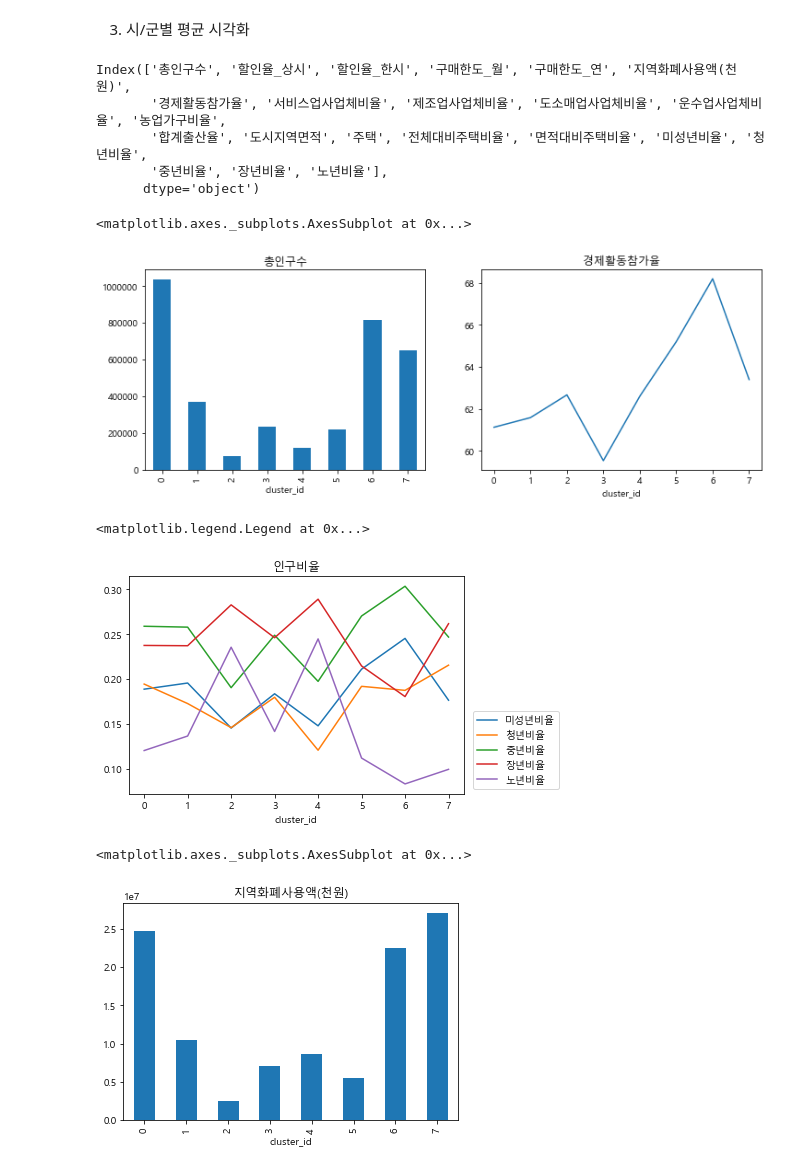
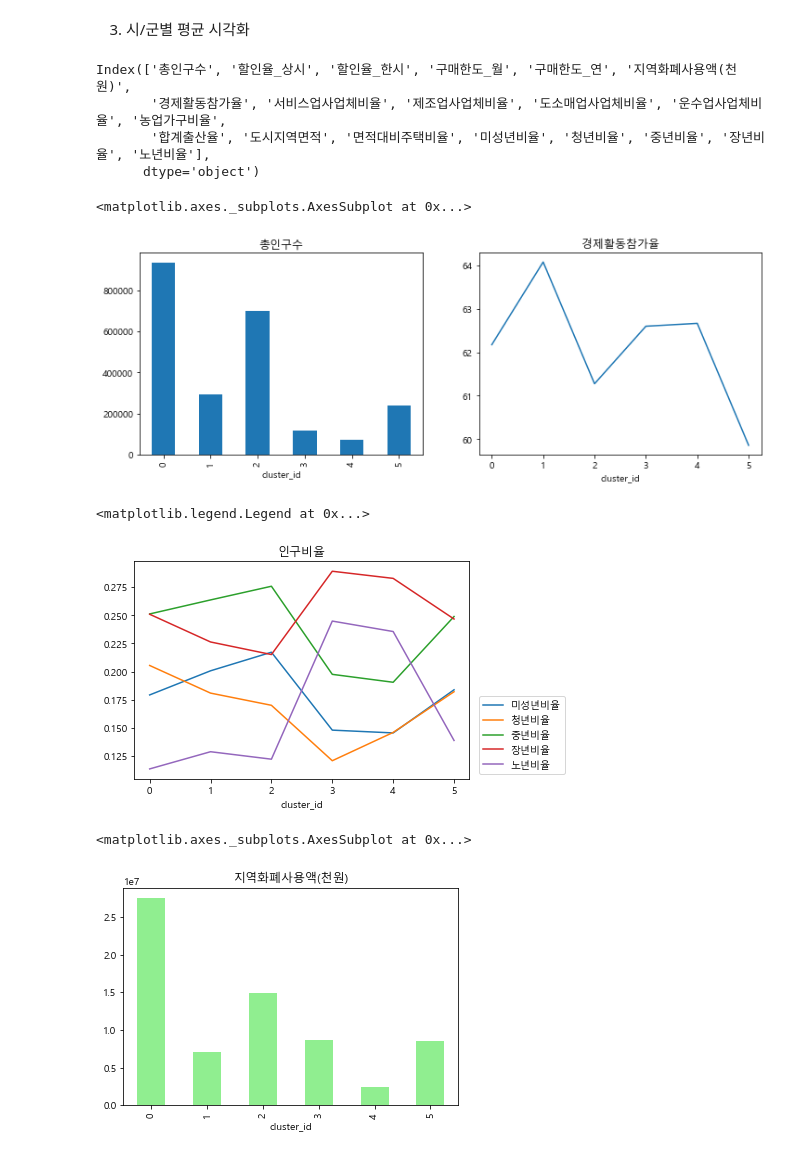
Before and after one commit to leechungpa/mcube, a Jupyter notebook: code/clustering/2. clustering.ipynb, the cells around one changed output. Cells and saved outputs as stored; diff of their text form; code cells hidden in the pictures.

```diff
--- a/code/clustering/2. clustering.ipynb
+++ b/code/clustering/2. clustering.ipynb
@@ -42,7 +42,7 @@ data['구매한도_연'] = data['구매한도_연'].fillna(0)
 data['할인율_한시'] = np.where(pd.notnull(data['할인율_한시']) == True, data['할인율_한시'], data['할인율_상시'])
 # %%
 # 종사자 제거
-data = data.drop(['제조업종사자비율','도소매업종사자비율', '운수업종사자비율'], axis=1)
+data = data.drop(['제조업종사자비율','도소매업종사자비율', '운수업종사자비율','주택','전체대비주택비율'], axis=1)
 # %%
 # '성남시', '안양시', '평택시', '시흥시', '김포시', '포천시', '의왕시'
 idx = data[data['시군'].isin(['성남시', '안양시', '평택시', '시흥시', '김포시', '포천시', '의왕시'])].index
@@ -127,8 +163,8 @@ df_v
 # %%
 printcipalComponents = pca.fit_transform(x_df)
 # %%
-pca_data = pd.DataFrame(printcipalComponents[:,:10],
-                        columns = ['PC1','PC2','PC3','PC4','PC5','PC6','PC7','PC8','PC9','PC10']
+pca_data = pd.DataFrame(printcipalComponents[:,:9],
+                        columns = ['PC1','PC2','PC3','PC4','PC5','PC6','PC7','PC8','PC9']
                         , index = y)
 # %%
 pca_data
@@ -263,5 +310,5 @@ plt.show()
 # %%
-kmeans = KMeans(n_clusters=8).fit(pca_data)
+kmeans = KMeans(n_clusters=6).fit(pca_data)
 # %%
 pca_data['cluster_id'] = kmeans.labels_
 # %%
@@ -356,8 +403,7 @@ data_mean.columns
 # %% [output]
 Index(['총인구수', '할인율_상시', '할인율_한시', '구매한도_월', '구매한도_연', '지역화폐사용액(천원)',
        '경제활동참가율', '서비스업사업체비율', '제조업사업체비율', '도소매업사업체비율', '운수업사업체비율', '농업가구비율',
-       '합계출산율', '도시지역면적', '주택', '전체대비주택비율', '면적대비주택비율', '미성년비율', '청년비율',
-       '중년비율', '장년비율', '노년비율'],
+       '합계출산율', '도시지역면적', '면적대비주택비율', '미성년비율', '청년비율', '중년비율', '장년비율', '노년비율'],
       dtype='object')
 # %%
 # 인구 ['총인구수','미성년비율','청년비율', '중년비율','장년비율','노년비율']
@@ -366,19 +412,19 @@ data_mean['총인구수'].plot(kind='bar',ax = axes[0], legend = False, title =
 data_mean['경제활동참가율'].plot(ax = axes[1], legend = False, title = '경제활동참가율')
 # %% [output]
 <matplotlib.axes._subplots.AxesSubplot at 0x...>
-[figure, old version]
+[figure, new version]
 # %%
 data_mean[['미성년비율','청년비율', '중년비율','장년비율','노년비율']].plot(title = '인구비율')
 plt.legend(loc='lower right', bbox_to_anchor = (1.3, 0))
 # %% [output]
 <matplotlib.legend.Legend at 0x...>
-[figure, old version]
+[figure, new version]
 # %%
 # 지역화폐 ['할인율_상시', '할인율_한시', '구매한도_월', '구매한도_연', '지역화폐사용액(천원)',]
-data_mean['지역화폐사용액(천원)'].plot(kind='bar',legend = False, title = '지역화폐사용액(천원)')
+data_mean['지역화폐사용액(천원)'].plot(kind='bar',legend = False, title = '지역화폐사용액(천원)', color='lightgreen')
 # %% [output]
 <matplotlib.axes._subplots.AxesSubplot at 0x...>
-[figure, old version]
+[figure, new version]
 # %%
 data_mean[['할인율_상시', '할인율_한시']].plot(title = '할인율')
 plt.legend(loc='lower right', bbox_to_anchor = (1.3, 0))
```
Also changed, not shown: parts of 27 cells of this notebook, 2 other files.
